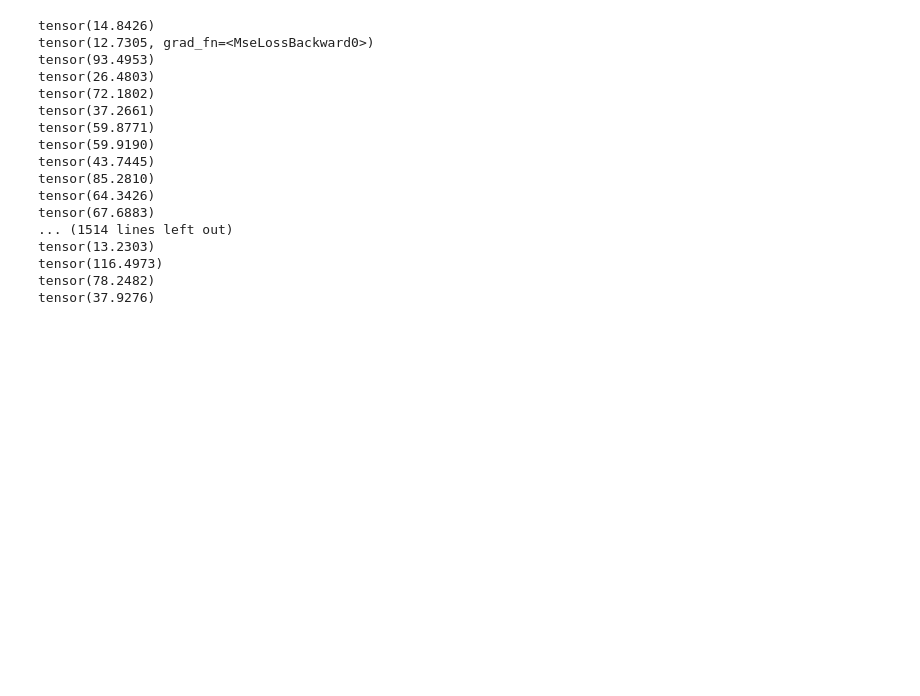
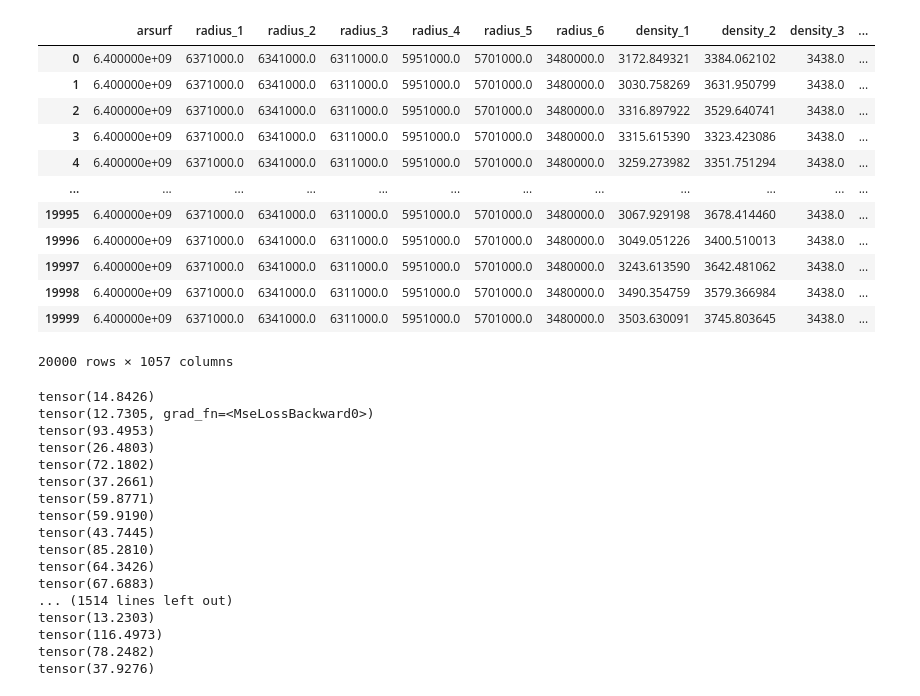
Before and after one commit to eyhl/premis, a Jupyter notebook: notebooks/make_gf_train_data.ipynb, the cells around one changed output. Drawn from its saved outputs; the diff is of its cells as text; code cells hidden in the pictures; blank space fills up the shorter version.

```diff
--- a/notebooks/make_gf_train_data.ipynb
+++ b/notebooks/make_gf_train_data.ipynb
@@ -61,0 +23,18 @@ df_em
+# %%
+df_em = default_em()
+
+lmax = 1024
+lmin = 0
+lstep = 1
+CONF = {
+    "EARTH_FILE": "earth_M3L70V01c.txt",
+    "COMPRESS": "1",
+    "DEGREE_RANGE": f"{lmin} {lmax} {lstep}",
+    "LABEL_OUTPUT": f"Bench_C_{lmax}_{lmin}_{lstep}",
+}
+
+df = load_uplift()
+height = df.Thickness.values
+up_kuaq = df.Up_kuaq.values
+up_mik2 = df.Up_mik2.values
+# df_2 = df_em.copy()
@@ -117,11 +170,22 @@ for em in range(N):
     if (em % 1000) == 0:
         print(em)
     df_em.loc[0:1, ("density")] = df_train.loc[em, ("density_1"):("density_2")].values
-    df_em.loc[0:1, ("rigidity")] = df_train.loc[em, ("rigidity_1"):("rigidity_2")].values
-    hlove, nlove = compute_love_numbers(df_em=df_em, CONF=None, verbose=0)
-    gf = greens_function(hlove, nlove, [68.704665, -33.214577], [68.58700000, -33.05270000], arsurf=df_train.loc[em, ("arsurf")])
-    df_train.iloc[em, 33:] = hlove.T
-    df_train.loc[em, ("nlove")] = nlove
-    df_train.loc[em, ("gf")] = gf
+    df_em.loc[0:1, ("rigidity")] = df_train.loc[
+        em, ("rigidity_1"):("rigidity_2")
+    ].values
+    hlove, nlove = compute_love_numbers(df_em=df_em, CONF=CONF, verbose=0)
+    """
+    gf = greens_function(
+        hlove,
+        nlove,
+        [68.704665, -33.214577],
+        [68.58700000, -33.05270000],
+        arsurf=df_train.loc[em, ("arsurf")],
+    )
+    """
+    # display(df_em)
+    df_train.iloc[em, 32:] = hlove.T
+    # df_train.loc[em, ("nlove")] = nlove
+    # df_train.loc[em, ("gf")] = gf
 
-df_train.to_csv("../train_10000.csv")
+df_train.to_csv("../tmp_train_10000.csv")
@@ -128 +211,17 @@ df_train.to_csv("../train_10000.csv")
+# %%
+df_train
+# %% [output]
+|  | arsurf | radius_1 | radius_2 | radius_3 | radius_4 | radius_5 | radius_6 | density_1 | density_2 | density_3 | ... |
+| 0 | 6.400000e+09 | 6371000.0 | 6341000.0 | 6311000.0 | 5951000.0 | 5701000.0 | 3480000.0 | 3172.849321 | 3384.062102 | 3438.0 | ... |
+| 1 | 6.400000e+09 | 6371000.0 | 6341000.0 | 6311000.0 | 5951000.0 | 5701000.0 | 3480000.0 | 3030.758269 | 3631.950799 | 3438.0 | ... |
+| 2 | 6.400000e+09 | 6371000.0 | 6341000.0 | 6311000.0 | 5951000.0 | 5701000.0 | 3480000.0 | 3316.897922 | 3529.640741 | 3438.0 | ... |
+| 3 | 6.400000e+09 | 6371000.0 | 6341000.0 | 6311000.0 | 5951000.0 | 5701000.0 | 3480000.0 | 3315.615390 | 3323.423086 | 3438.0 | ... |
+| 4 | 6.400000e+09 | 6371000.0 | 6341000.0 | 6311000.0 | 5951000.0 | 5701000.0 | 3480000.0 | 3259.273982 | 3351.751294 | 3438.0 | ... |
+| ... | ... | ... | ... | ... | ... | ... | ... | ... | ... | ... | ... |
+| 19995 | 6.400000e+09 | 6371000.0 | 6341000.0 | 6311000.0 | 5951000.0 | 5701000.0 | 3480000.0 | 3067.929198 | 3678.414460 | 3438.0 | ... |
+| 19996 | 6.400000e+09 | 6371000.0 | 6341000.0 | 6311000.0 | 5951000.0 | 5701000.0 | 3480000.0 | 3049.051226 | 3400.510013 | 3438.0 | ... |
+| 19997 | 6.400000e+09 | 6371000.0 | 6341000.0 | 6311000.0 | 5951000.0 | 5701000.0 | 3480000.0 | 3243.613590 | 3642.481062 | 3438.0 | ... |
+| 19998 | 6.400000e+09 | 6371000.0 | 6341000.0 | 6311000.0 | 5951000.0 | 5701000.0 | 3480000.0 | 3490.354759 | 3579.366984 | 3438.0 | ... |
+| 19999 | 6.400000e+09 | 6371000.0 | 6341000.0 | 6311000.0 | 5951000.0 | 5701000.0 | 3480000.0 | 3503.630091 | 3745.803645 | 3438.0 | ... |
+20000 rows × 1057 columns
 # %%
```
Also changed, not shown: parts of 18 cells of this notebook, 4 other files.
